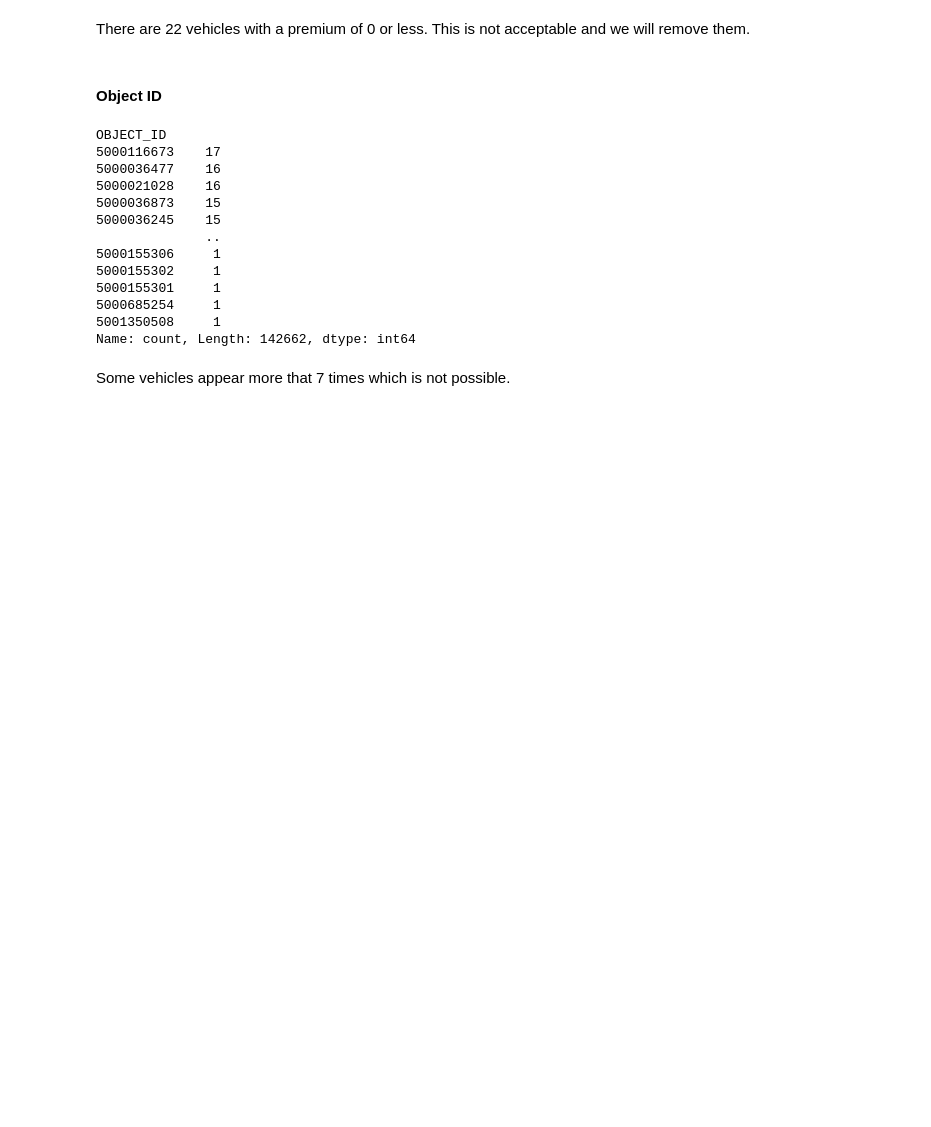
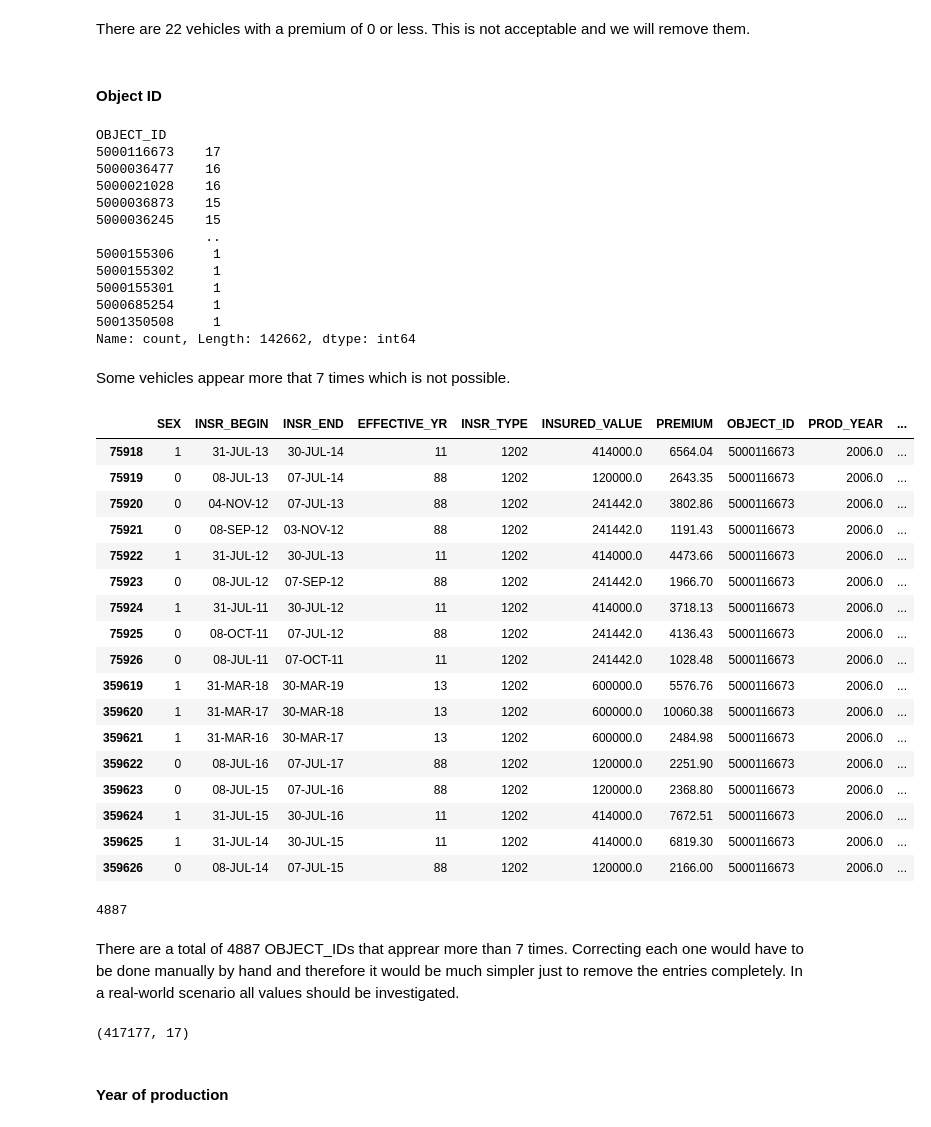
Before and after one commit to Mykolazaz/ethiopian-insurance-premiums, a Jupyter notebook: Basics.ipynb, the cells around one changed output. Drawn from its saved outputs; the diff is of its cells as text; code cells hidden in the pictures; blank space fills up the shorter version.

```diff
--- a/Basics.ipynb
+++ b/Basics.ipynb
@@ -237,3 +254,42 @@ OBJECT_ID
 Name: count, Length: 142662, dtype: int64
 # %% [markdown]
 Some vehicles appear more that 7 times which is not possible.
+# %%
+insurance_data[insurance_data["OBJECT_ID"].astype(str) == "5000116673"]
+# %% [output]
+|  | SEX | INSR_BEGIN | INSR_END | EFFECTIVE_YR | INSR_TYPE | INSURED_VALUE | PREMIUM | OBJECT_ID | PROD_YEAR | ... |
+| 75918 | 1 | 31-JUL-13 | 30-JUL-14 | 11 | 1202 | 414000.0 | 6564.04 | 5000116673 | 2006.0 | ... |
+| 75919 | 0 | 08-JUL-13 | 07-JUL-14 | 88 | 1202 | 120000.0 | 2643.35 | 5000116673 | 2006.0 | ... |
+| 75920 | 0 | 04-NOV-12 | 07-JUL-13 | 88 | 1202 | 241442.0 | 3802.86 | 5000116673 | 2006.0 | ... |
+| 75921 | 0 | 08-SEP-12 | 03-NOV-12 | 88 | 1202 | 241442.0 | 1191.43 | 5000116673 | 2006.0 | ... |
+| 75922 | 1 | 31-JUL-12 | 30-JUL-13 | 11 | 1202 | 414000.0 | 4473.66 | 5000116673 | 2006.0 | ... |
+| 75923 | 0 | 08-JUL-12 | 07-SEP-12 | 88 | 1202 | 241442.0 | 1966.70 | 5000116673 | 2006.0 | ... |
+| 75924 | 1 | 31-JUL-11 | 30-JUL-12 | 11 | 1202 | 414000.0 | 3718.13 | 5000116673 | 2006.0 | ... |
+| 75925 | 0 | 08-OCT-11 | 07-JUL-12 | 88 | 1202 | 241442.0 | 4136.43 | 5000116673 | 2006.0 | ... |
+| 75926 | 0 | 08-JUL-11 | 07-OCT-11 | 11 | 1202 | 241442.0 | 1028.48 | 5000116673 | 2006.0 | ... |
+| 359619 | 1 | 31-MAR-18 | 30-MAR-19 | 13 | 1202 | 600000.0 | 5576.76 | 5000116673 | 2006.0 | ... |
+| 359620 | 1 | 31-MAR-17 | 30-MAR-18 | 13 | 1202 | 600000.0 | 10060.38 | 5000116673 | 2006.0 | ... |
+| 359621 | 1 | 31-MAR-16 | 30-MAR-17 | 13 | 1202 | 600000.0 | 2484.98 | 5000116673 | 2006.0 | ... |
+| 359622 | 0 | 08-JUL-16 | 07-JUL-17 | 88 | 1202 | 120000.0 | 2251.90 | 5000116673 | 2006.0 | ... |
+| 359623 | 0 | 08-JUL-15 | 07-JUL-16 | 88 | 1202 | 120000.0 | 2368.80 | 5000116673 | 2006.0 | ... |
+| 359624 | 1 | 31-JUL-15 | 30-JUL-16 | 11 | 1202 | 414000.0 | 7672.51 | 5000116673 | 2006.0 | ... |
+| 359625 | 1 | 31-JUL-14 | 30-JUL-15 | 11 | 1202 | 414000.0 | 6819.30 | 5000116673 | 2006.0 | ... |
+| 359626 | 0 | 08-JUL-14 | 07-JUL-15 | 88 | 1202 | 120000.0 | 2166.00 | 5000116673 | 2006.0 | ... |
+# %%
+(insurance_data["OBJECT_ID"].value_counts() > 7).sum()
+# %% [output]
+4887
+# %% [markdown]
+There are a total of 4887 OBJECT_IDs that apprear more than 7 times. Correcting each one would have to be done manually by hand and therefore it would be much simpler just to remove the entries completely. In a real-world scenario all values should be investigated.
+# %%
+object_id_counts = insurance_data["OBJECT_ID"].value_counts()
+
+ids_to_remove = object_id_counts[object_id_counts > 7].index
+
+insurance_data = insurance_data[~insurance_data["OBJECT_ID"].isin(ids_to_remove)]
+
+print(insurance_data.shape)
+# %% [output]
+(417177, 17)
+# %% [markdown]
+#### Year of production
```
Also changed, not shown: parts of 20 cells of this notebook.
